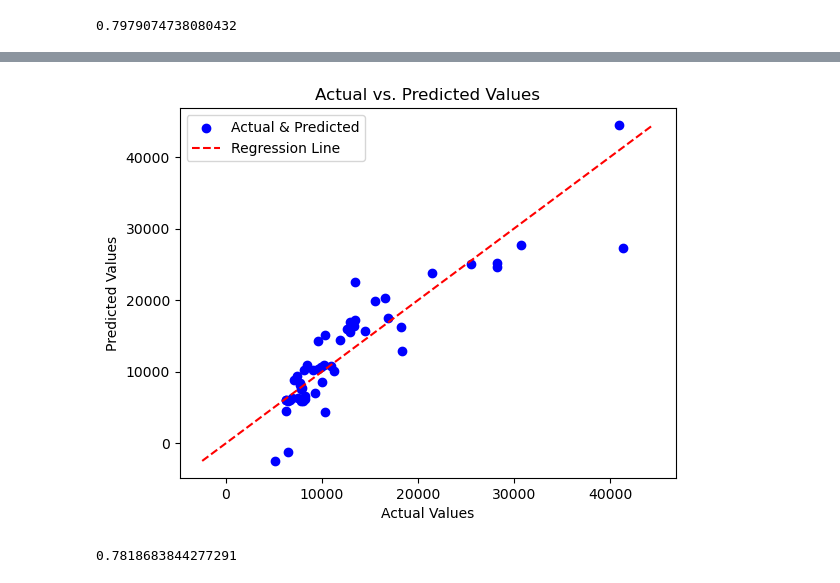
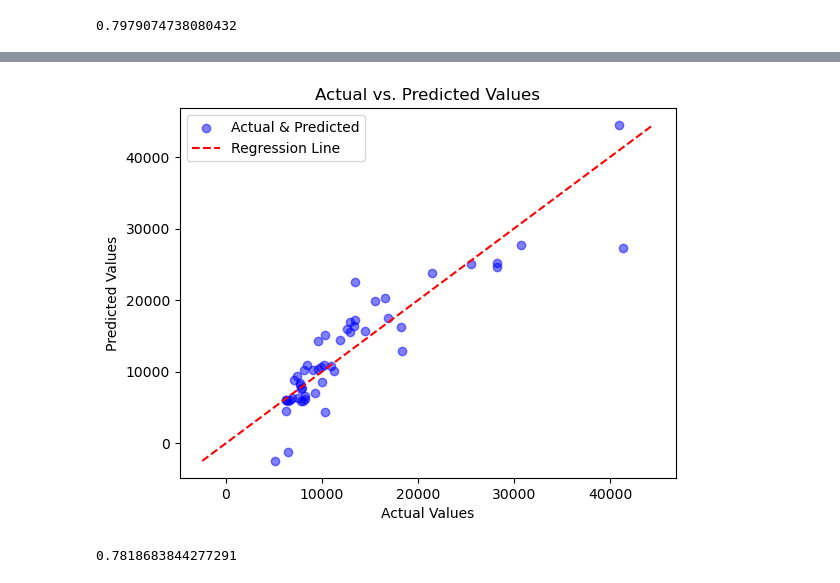
Before and after one commit to ChanduKReddy99/LinearRegression_CarsDataSet, a Jupyter notebook: auto_mpg_LR/auto-mpg.ipynb, the cells around one changed output, grey strips where cells are left out. Saved outputs shown, nothing was run; the diff lists cells and outputs as text; code cells hidden in the pictures.

```diff
--- a/auto_mpg_LR/auto-mpg.ipynb
+++ b/auto_mpg_LR/auto-mpg.ipynb
@@ -544,20 +539,21 @@ plt.show()
 # %%
-plt.scatter(y_test, y_pred, color="blue", label="Actual & Predicted")
+# visualize the model fit
+plt.scatter(y_test, y_pred, color="blue", alpha=0.5, label="Actual & Predicted")
 
 min_val = min(min(y_test), min(y_pred))
 max_val = max(max(y_test), max(y_pred))
 plt.plot([min_val, max_val], [min_val, max_val], color="red", linestyle="--", label="Regression Line")
 
 
 plt.xlabel("Actual Values")
 plt.ylabel("Predicted Values")
 plt.title("Actual vs. Predicted Values")
 plt.legend()
 
 # Show the plot
 plt.show()
 # %% [output]
-[figure, old version]
+[figure, new version]
 # %%
 # Adjusted R-Square
 R2_adjust= 1-(1-r2_square)*(len(cars)-1)/(len(cars)-X.shape[1]-1)
```
Also changed, not shown: parts of 5 cells of this notebook.
